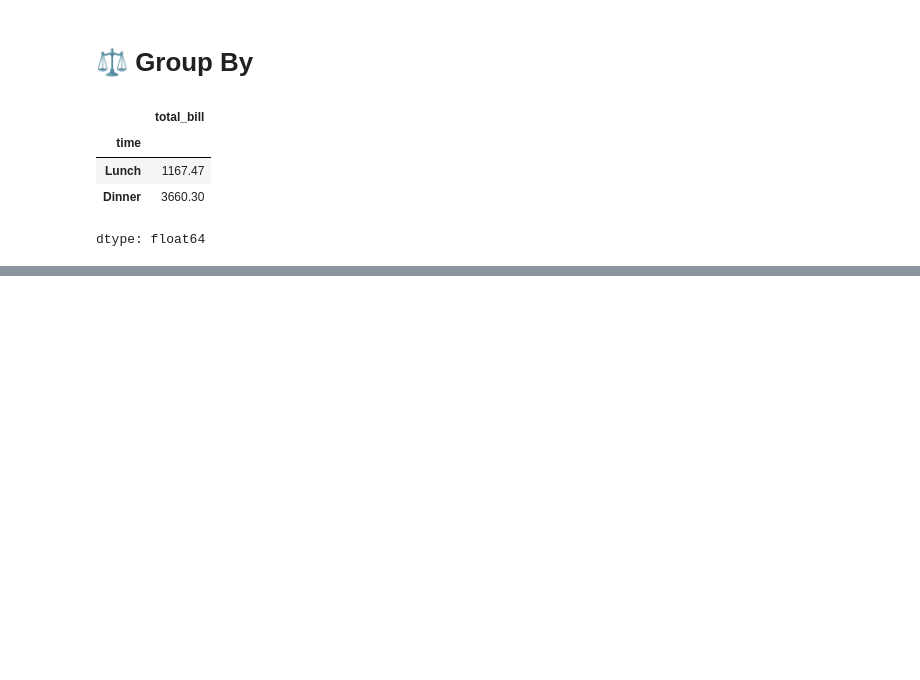
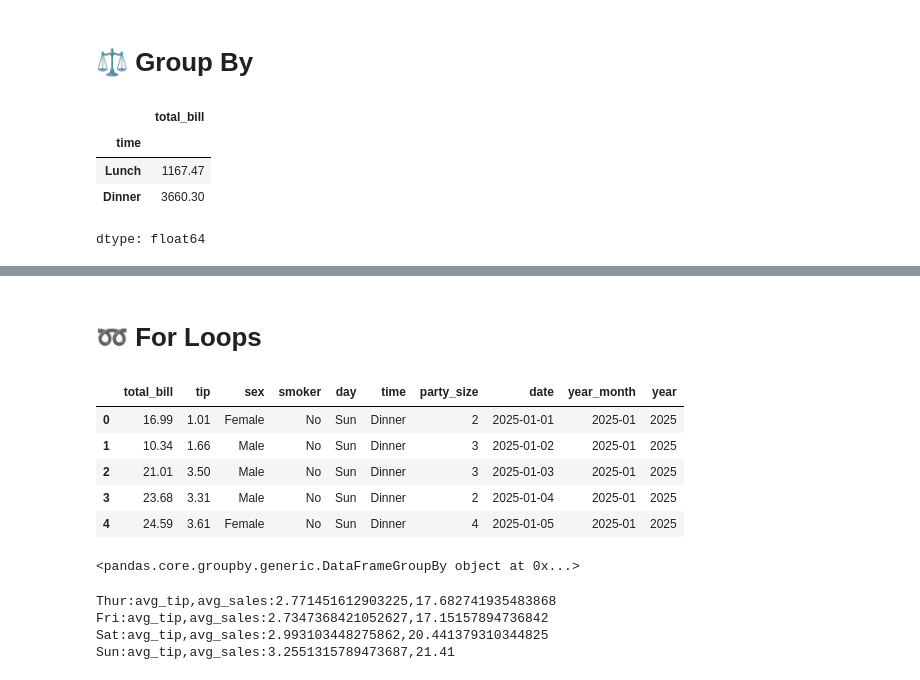
Before and after one commit to marcodelibero/2026---Python-basics, a Jupyter notebook: basic_python_course_v1.ipynb, the cells around one changed output, grey strips where cells are left out. Saved outputs shown, nothing was run; the diff lists cells and outputs as text; code cells hidden in the pictures; blank space fills up the shorter version.

```diff
--- a/basic_python_course_v1.ipynb
+++ b/basic_python_course_v1.ipynb
@@ -208,0 +328,26 @@ dtype: float64
+# %% [markdown]
+# **➿ For Loops**
+# %%
+tips_df.head()
+# %% [output]
+|  | total_bill | tip | sex | smoker | day | time | party_size | date | year_month | year |
+| 0 | 16.99 | 1.01 | Female | No | Sun | Dinner | 2 | 2025-01-01 | 2025-01 | 2025 |
+| 1 | 10.34 | 1.66 | Male | No | Sun | Dinner | 3 | 2025-01-02 | 2025-01 | 2025 |
+| 2 | 21.01 | 3.50 | Male | No | Sun | Dinner | 3 | 2025-01-03 | 2025-01 | 2025 |
+| 3 | 23.68 | 3.31 | Male | No | Sun | Dinner | 2 | 2025-01-04 | 2025-01 | 2025 |
+| 4 | 24.59 | 3.61 | Female | No | Sun | Dinner | 4 | 2025-01-05 | 2025-01 | 2025 |
+# %%
+tips_df.groupby('day')
+# %% [output]
+<pandas.core.groupby.generic.DataFrameGroupBy object at 0x...>
+# %%
+#for each day of the week we find the mean sales and mean tip
+for day, group in tips_df.groupby('day'):
+  avg_tip=group['tip'].mean()
+  avg_sales=group['total_bill'].mean()
+  print(f"{day}:avg_tip,avg_sales:{avg_tip},{avg_sales}")
+# %% [output]
+Thur:avg_tip,avg_sales:2.771451612903225,17.682741935483868
+Fri:avg_tip,avg_sales:2.7347368421052627,17.15157894736842
+Sat:avg_tip,avg_sales:2.993103448275862,20.441379310344825
+Sun:avg_tip,avg_sales:3.2551315789473687,21.41
```
Also changed, not shown: parts of 21 cells of this notebook.
